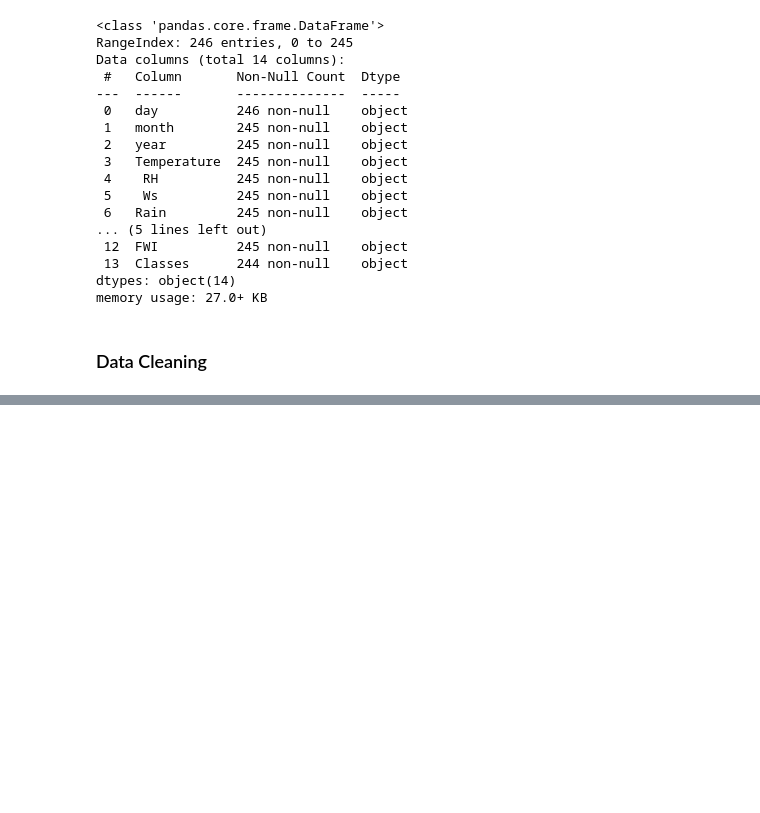
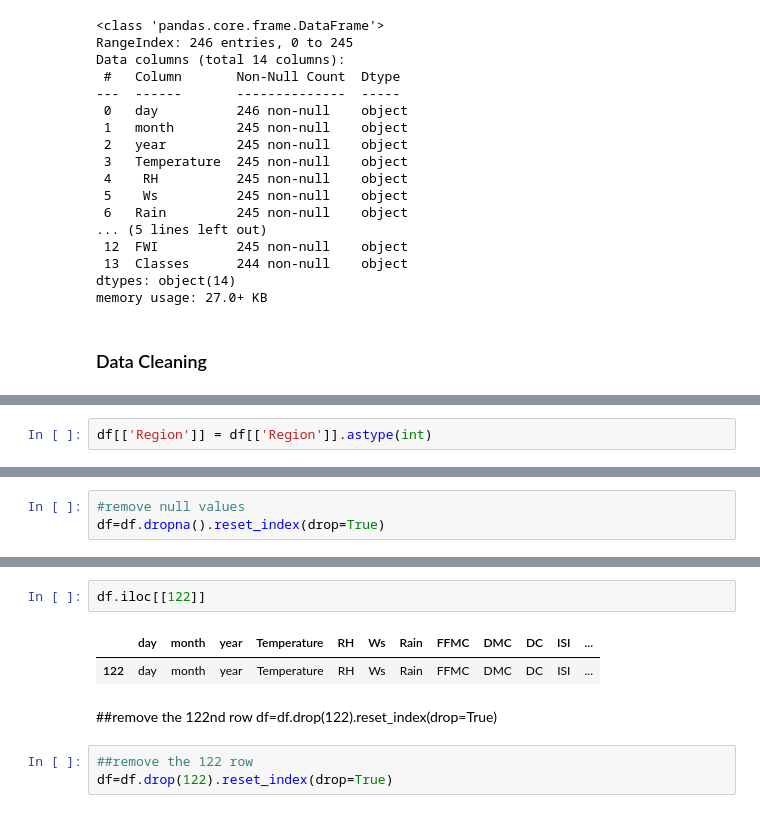
Before and after one commit to SARANGIVenkateshwarlu/Machine-Learning-Projects, a Jupyter notebook: EDA/EDA.ipynb, the cells around one changed output, grey strips where cells are left out. Cells and saved outputs as stored; diff of their text form; blank space fills up the shorter version.

```diff
--- a/EDA/EDA.ipynb
+++ b/EDA/EDA.ipynb
@@ -80,0 +153,2 @@ memory usage: 27.0+ KB
+# %%
+df[['Region']] = df[['Region']].astype(int)
@@ -80,0 +190,3 @@ memory usage: 27.0+ KB
+# %%
+#remove null values
+df=df.dropna().reset_index(drop=True)
@@ -80,0 +221,11 @@ memory usage: 27.0+ KB
+# %%
+df.iloc[[122]]
+# %% [output]
+|  | day | month | year | Temperature | RH | Ws | Rain | FFMC | DMC | DC | ISI | ... |
+| 122 | day | month | year | Temperature | RH | Ws | Rain | FFMC | DMC | DC | ISI | ... |
+# %% [markdown]
+##remove the 122nd row
+df=df.drop(122).reset_index(drop=True)
+# %%
+##remove the 122 row
+df=df.drop(122).reset_index(drop=True)
```
Also changed, not shown: parts of 23 cells of this notebook.
